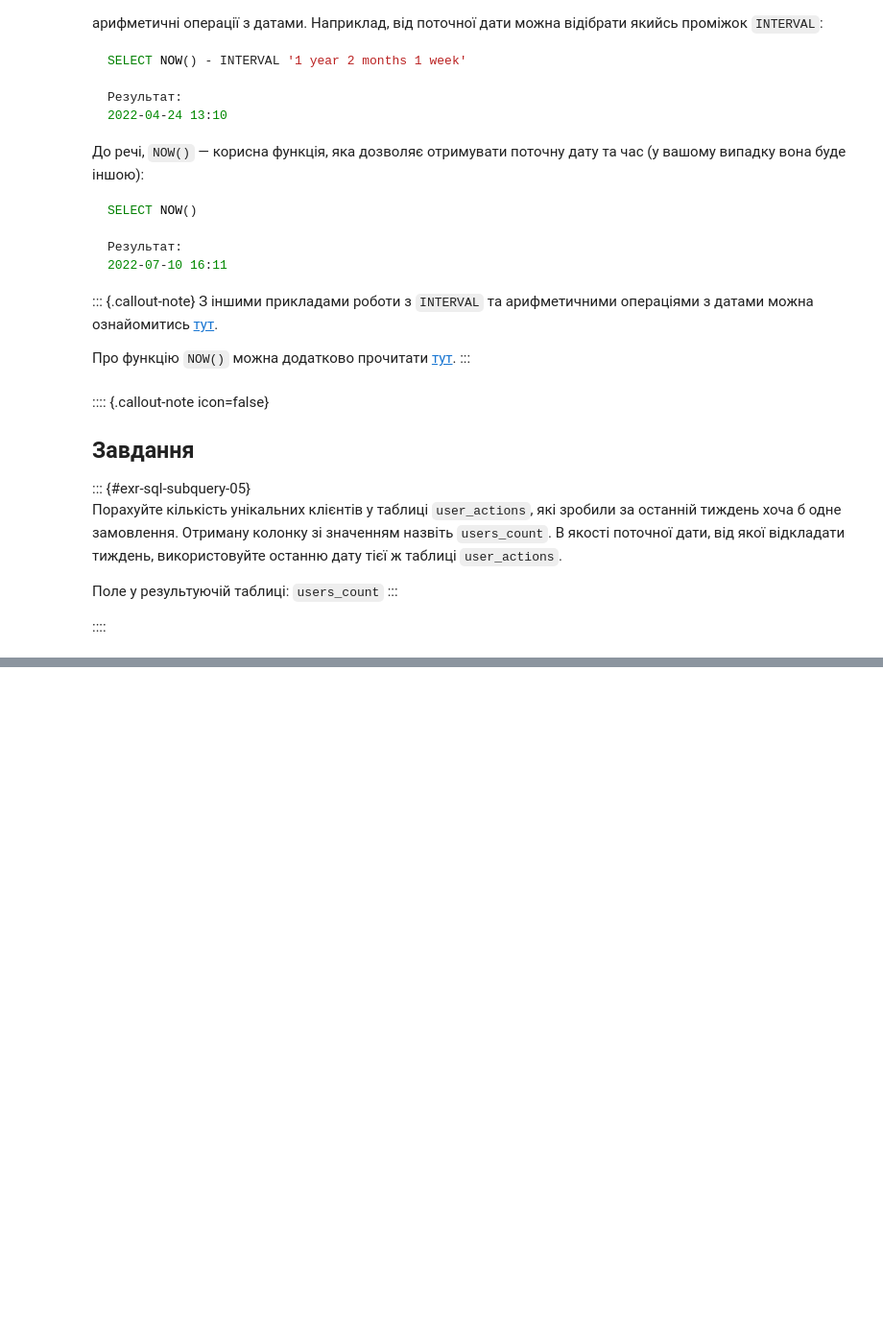
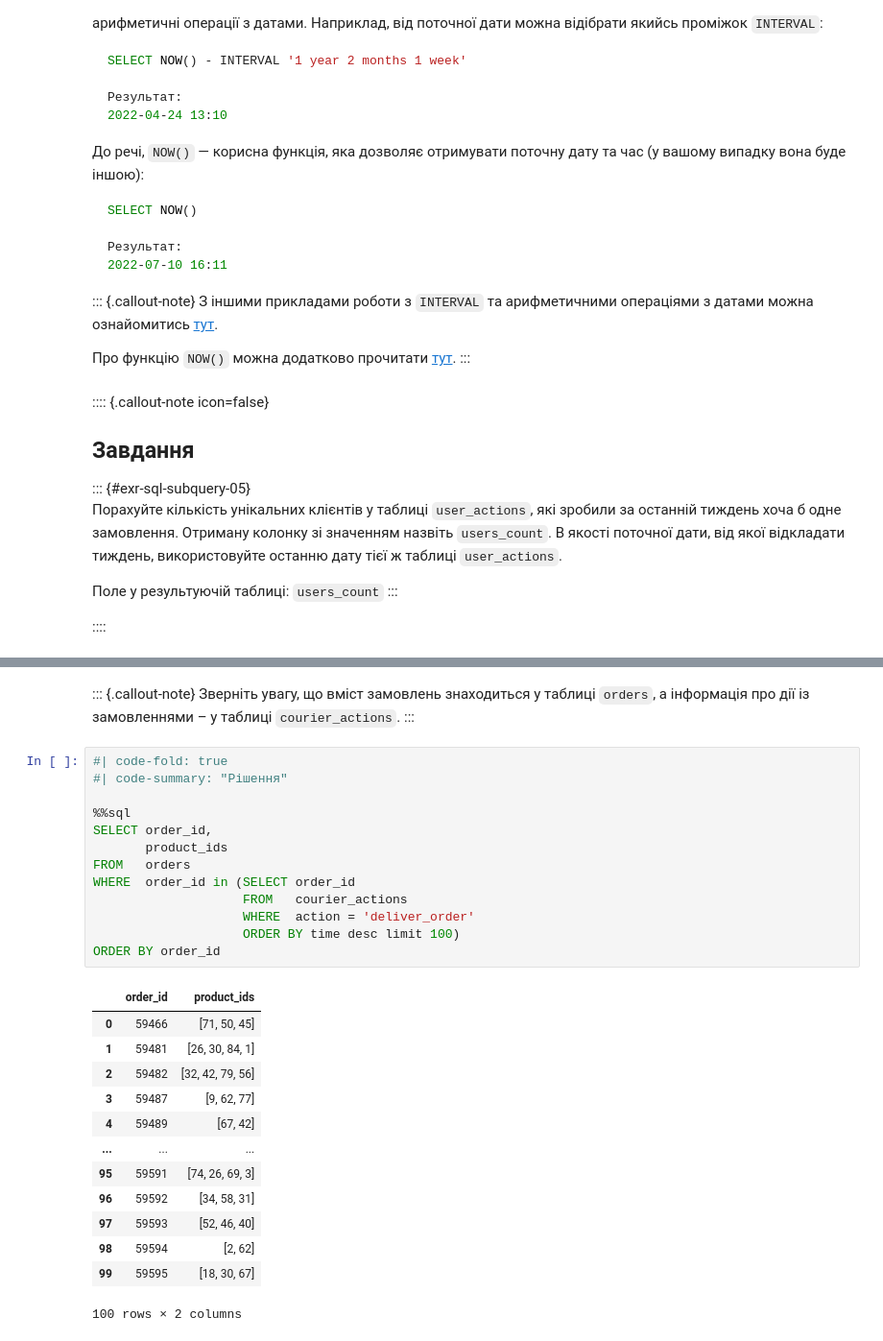
Before and after one commit to Aranaur/py4ds, a Jupyter notebook: sql_subquery.ipynb, the cells around one changed output, grey strips where cells are left out. Shown at 96% size. Cells and saved outputs as stored; diff of their text form; blank space fills up the shorter version.

```diff
--- a/sql_subquery.ipynb
+++ b/sql_subquery.ipynb
@@ -433,0 +628,31 @@ WHERE  action = 'create_order'
+# %% [markdown]
+::: {.callout-note}
+Зверніть увагу, що вміст замовлень знаходиться у таблиці `orders`, а інформація про дії із замовленнями – у таблиці `courier_actions`.
+:::
+# %%
+#| code-fold: true
+#| code-summary: "Рішення"
+
+%%sql
+SELECT order_id,
+       product_ids
+FROM   orders
+WHERE  order_id in (SELECT order_id
+                    FROM   courier_actions
+                    WHERE  action = 'deliver_order'
+                    ORDER BY time desc limit 100)
+ORDER BY order_id
+# %% [output]
+|  | order_id | product_ids |
+| 0 | 59466 | [71, 50, 45] |
+| 1 | 59481 | [26, 30, 84, 1] |
+| 2 | 59482 | [32, 42, 79, 56] |
+| 3 | 59487 | [9, 62, 77] |
+| 4 | 59489 | [67, 42] |
+| ... | ... | ... |
+| 95 | 59591 | [74, 26, 69, 3] |
+| 96 | 59592 | [34, 58, 31] |
+| 97 | 59593 | [52, 46, 40] |
+| 98 | 59594 | [2, 62] |
+| 99 | 59595 | [18, 30, 67] |
+100 rows × 2 columns
```
Also changed, not shown: parts of 20 cells of this notebook, 20 other files.
